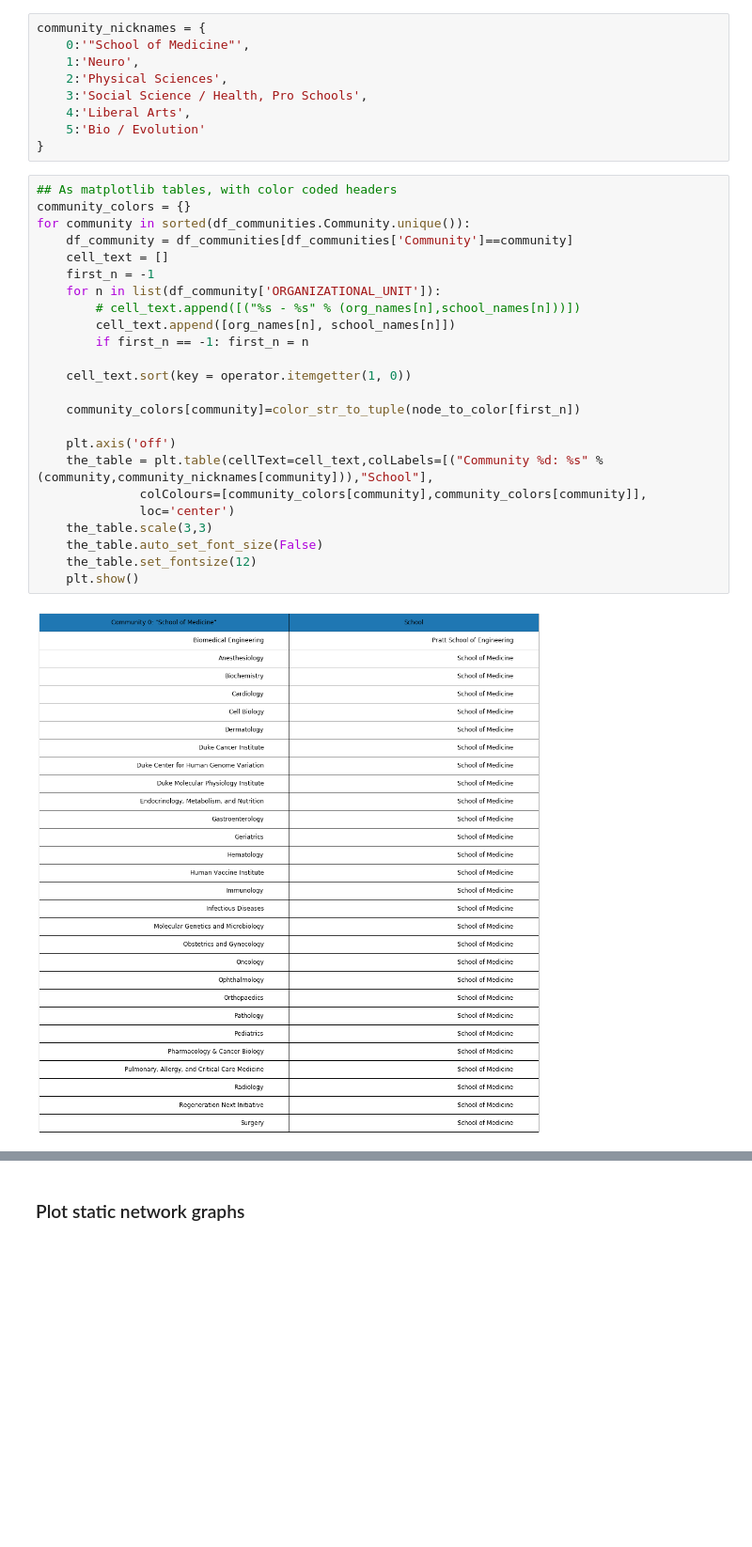
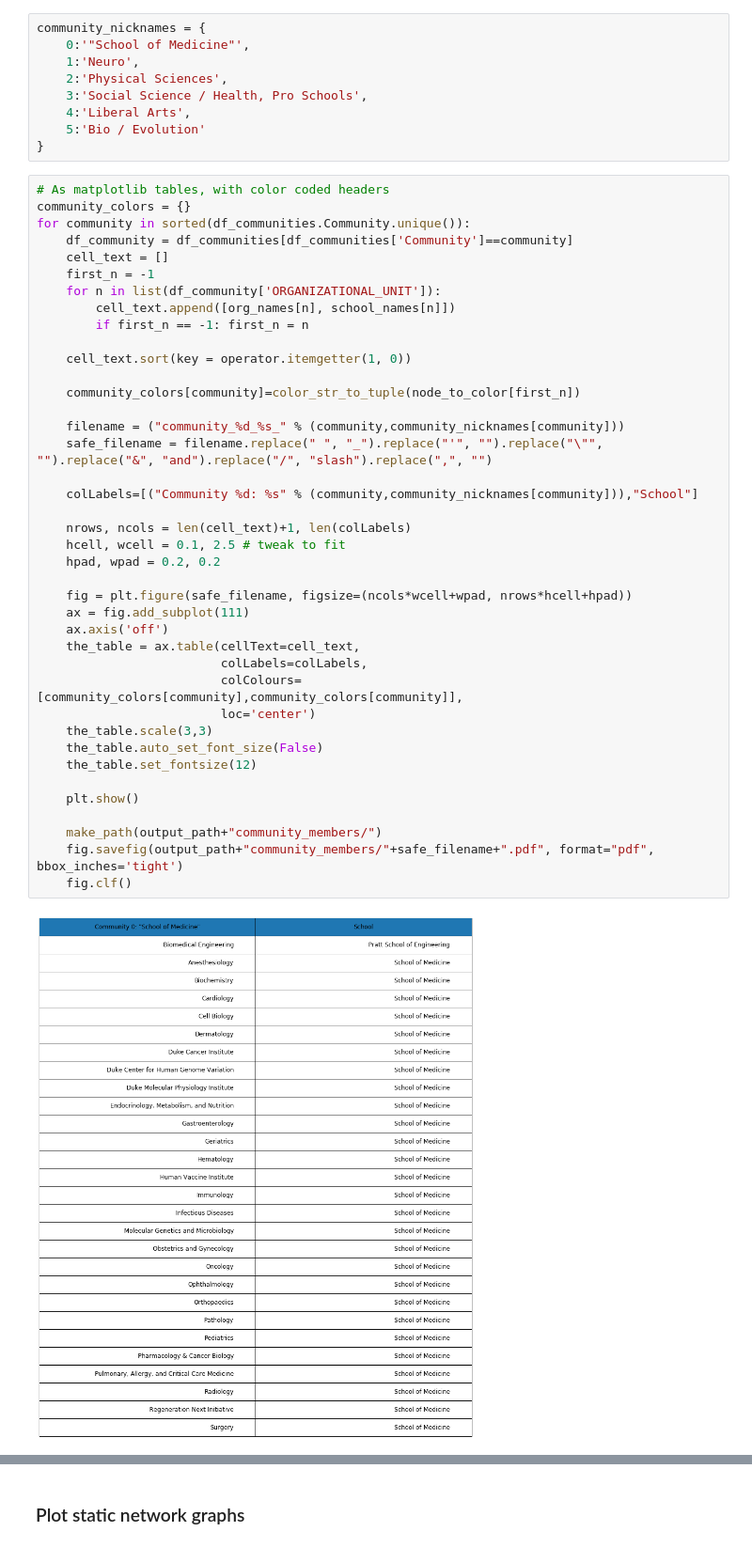
Before and after one commit to mepland/vis_challenge_2018, a Jupyter notebook: graph/graph.ipynb, the cells around one changed output, grey strips where cells are left out. Shown at 94% size. Saved outputs shown, nothing was run; the diff lists cells and outputs as text; blank space fills up the shorter version.

Commit message:
fixed community tables, now correctly sized and being printed to pdf

```diff
--- a/graph/graph.ipynb
+++ b/graph/graph.ipynb
@@ -281,28 +281,44 @@ community_nicknames = {
     5:'Bio / Evolution'
 }
 # %%
-## As matplotlib tables, with color coded headers
+# As matplotlib tables, with color coded headers
 community_colors = {}
 for community in sorted(df_communities.Community.unique()):
     df_community = df_communities[df_communities['Community']==community]
     cell_text = []
     first_n = -1
     for n in list(df_community['ORGANIZATIONAL_UNIT']):
-        # cell_text.append([("%s - %s" % (org_names[n],school_names[n]))])
         cell_text.append([org_names[n], school_names[n]])
         if first_n == -1: first_n = n
 
     cell_text.sort(key = operator.itemgetter(1, 0))
 
     community_colors[community]=color_str_to_tuple(node_to_color[first_n])
 
-    plt.axis('off')
-    the_table = plt.table(cellText=cell_text,colLabels=[("Community %d: %s" % (community,community_nicknames[community])),"School"],
-              colColours=[community_colors[community],community_colors[community]],
-              loc='center')
+    filename = ("community_%d_%s_" % (community,community_nicknames[community]))
+    safe_filename = filename.replace(" ", "_").replace("'", "").replace("\"", "").replace("&", "and").replace("/", "slash").replace(",", "")
+
+    colLabels=[("Community %d: %s" % (community,community_nicknames[community])),"School"]
+
+    nrows, ncols = len(cell_text)+1, len(colLabels)
+    hcell, wcell = 0.1, 2.5 # tweak to fit
+    hpad, wpad = 0.2, 0.2
+
+    fig = plt.figure(safe_filename, figsize=(ncols*wcell+wpad, nrows*hcell+hpad))
+    ax = fig.add_subplot(111)
+    ax.axis('off')
+    the_table = ax.table(cellText=cell_text,
+                         colLabels=colLabels,
+                         colColours=[community_colors[community],community_colors[community]],
+                         loc='center')
     the_table.scale(3,3)
     the_table.auto_set_font_size(False)
     the_table.set_fontsize(12)
+
     plt.show()
+
+    make_path(output_path+"community_members/")
+    fig.savefig(output_path+"community_members/"+safe_filename+".pdf", format="pdf", bbox_inches='tight')
+    fig.clf()
 # %% [output]
-[figure, old version]
+[figure, new version]
```
Also changed, not shown: parts of 1 cell of this notebook.
